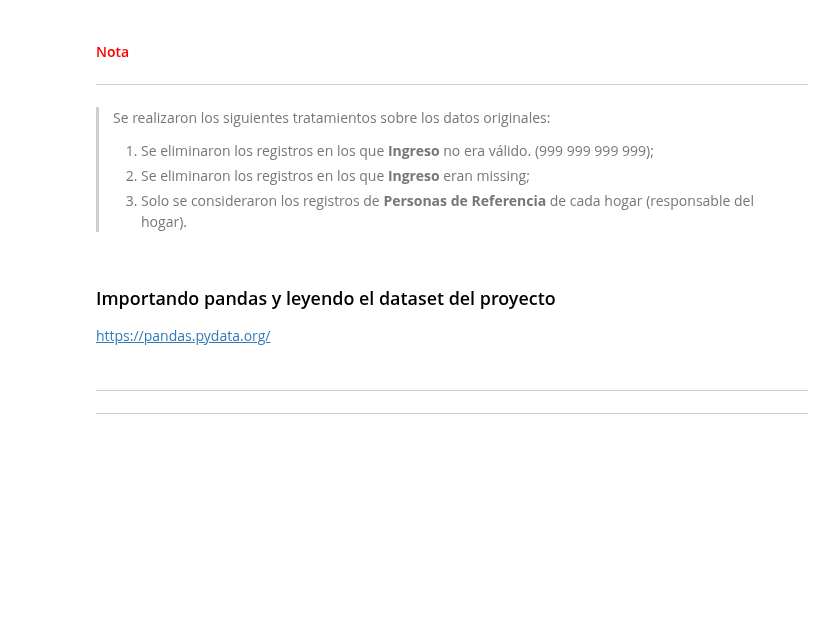
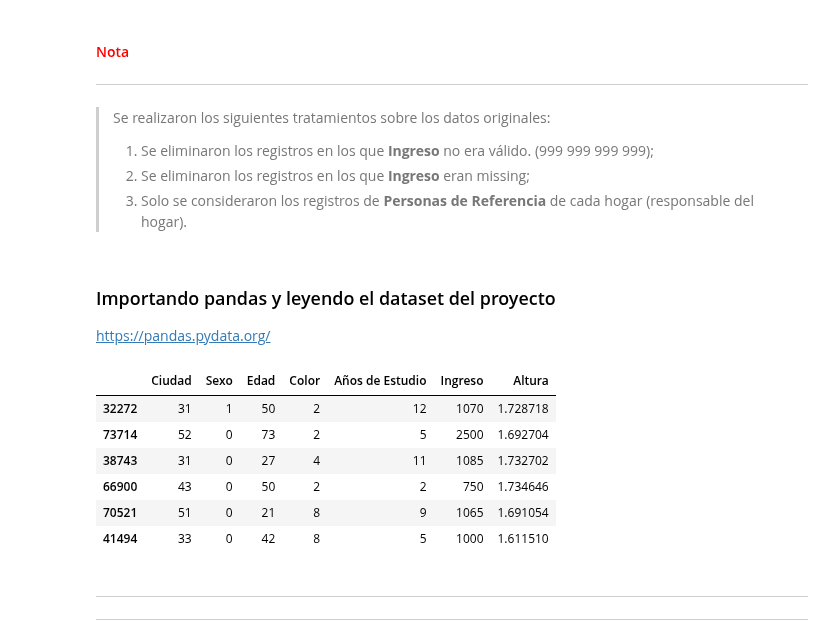
Before and after one commit to Nataliahfk/estadistica_python, a Jupyter notebook: Curso_estadistica_parte2.ipynb, the cells around one changed output. Drawn from its saved outputs; the diff is of its cells as text; code cells hidden in the pictures; blank space fills up the shorter version.

```diff
--- a/Curso_estadistica_parte2.ipynb
+++ b/Curso_estadistica_parte2.ipynb
@@ -128,3 +130,15 @@ https://pandas.pydata.org/
+# %%
+datos = pd.read_csv('/content/datos.csv', encoding='latin-1') # encoding='latin-1' es para no tener problemas con la ñ o alguna otra letra latina
+# %%
+datos.sample(6)
+# %% [output]
+|  | Ciudad | Sexo | Edad | Color | Años de Estudio | Ingreso | Altura |
+| 32272 | 31 | 1 | 50 | 2 | 12 | 1070 | 1.728718 |
+| 73714 | 52 | 0 | 73 | 2 | 5 | 2500 | 1.692704 |
+| 38743 | 31 | 0 | 27 | 4 | 11 | 1085 | 1.732702 |
+| 66900 | 43 | 0 | 50 | 2 | 2 | 750 | 1.734646 |
+| 70521 | 51 | 0 | 21 | 8 | 9 | 1065 | 1.691054 |
+| 41494 | 33 | 0 | 42 | 8 | 5 | 1000 | 1.611510 |
 # %% [markdown]
 ---
 ---
```
Also changed, not shown: parts of 19 cells of this notebook.
